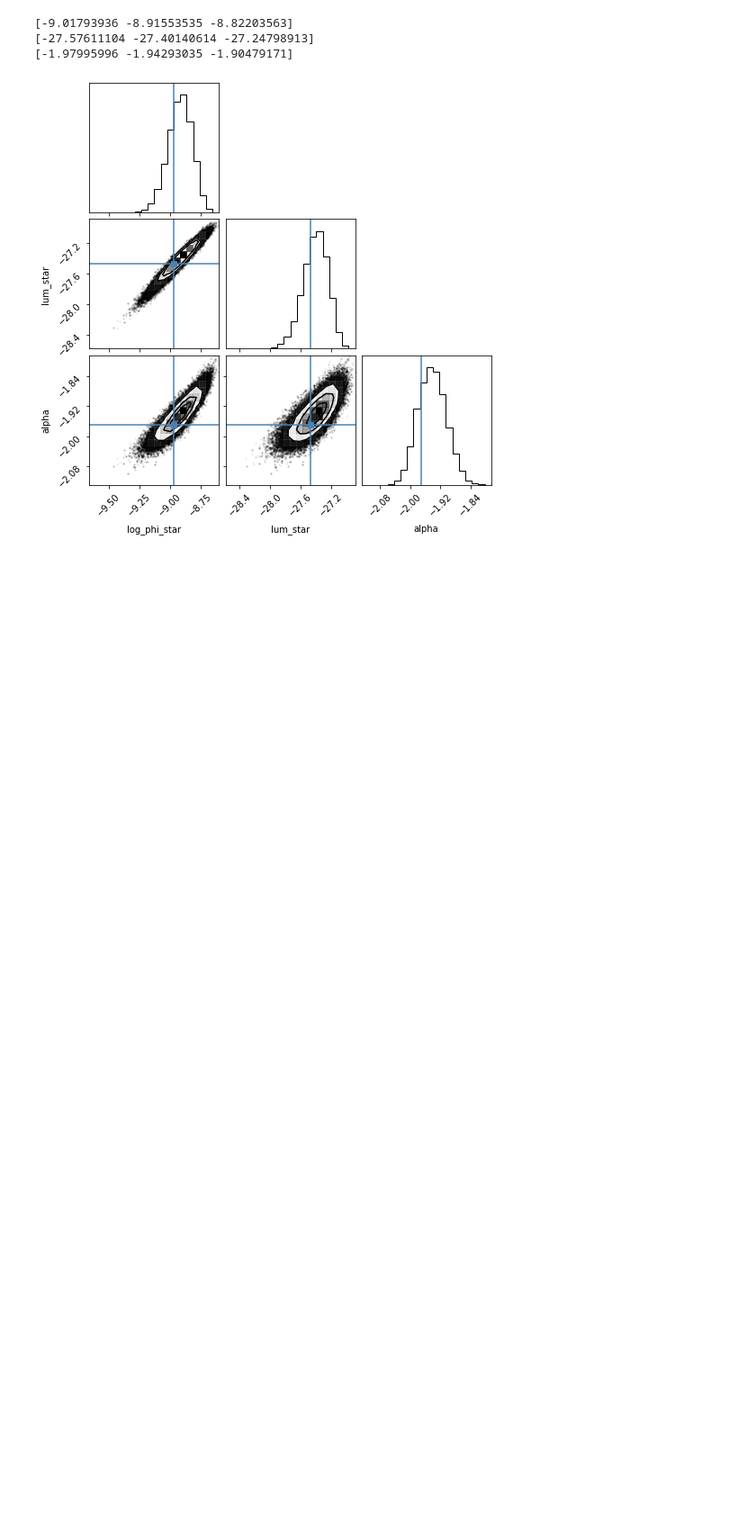
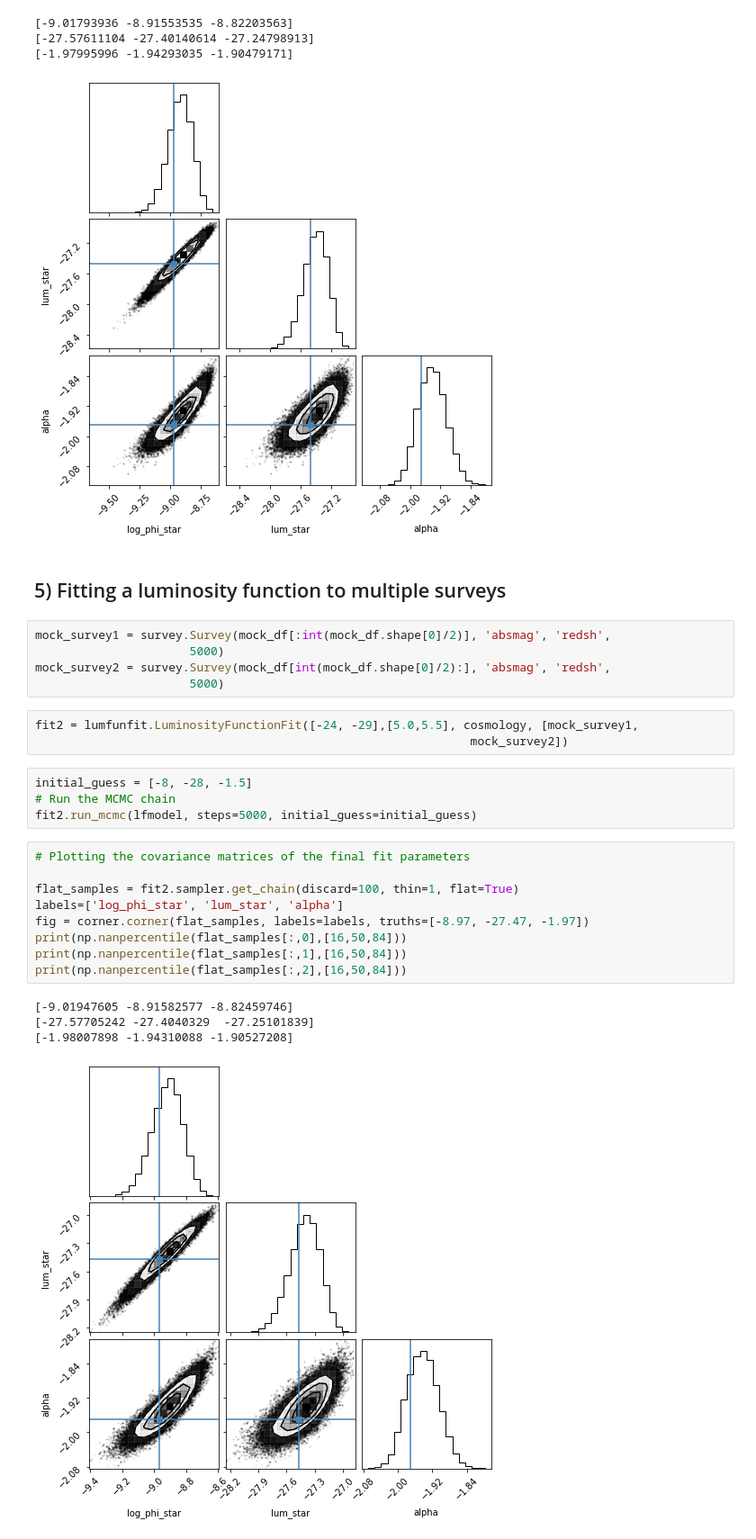
Before and after one commit to jtschindler/atelier, a Jupyter notebook: examples/introduction_lumfunfit.ipynb, the cells around one changed output. Shown: that part at 90% size. Cells and saved outputs as stored; diff of their text form; blank space fills up the shorter version.

```diff
--- a/examples/introduction_lumfunfit.ipynb
+++ b/examples/introduction_lumfunfit.ipynb
@@ -193,3 +193,31 @@ print(np.nanpercentile(flat_samples[:,2],[16,50,84]))
 [-27.57611104 -27.40140614 -27.24798913]
 [-1.97995996 -1.94293035 -1.90479171]
 [figure]
+# %% [markdown]
+## 5) Fitting a luminosity function to multiple surveys
+# %%
+mock_survey1 = survey.Survey(mock_df[:int(mock_df.shape[0]/2)], 'absmag', 'redsh',
+                      5000)
+mock_survey2 = survey.Survey(mock_df[int(mock_df.shape[0]/2):], 'absmag', 'redsh',
+                      5000)
+# %%
+fit2 = lumfunfit.LuminosityFunctionFit([-24, -29],[5.0,5.5], cosmology, [mock_survey1,
+                                                              mock_survey2])
+# %%
+initial_guess = [-8, -28, -1.5]
+# Run the MCMC chain
+fit2.run_mcmc(lfmodel, steps=5000, initial_guess=initial_guess)
+# %%
+# Plotting the covariance matrices of the final fit parameters
+
+flat_samples = fit2.sampler.get_chain(discard=100, thin=1, flat=True)
+labels=['log_phi_star', 'lum_star', 'alpha']
+fig = corner.corner(flat_samples, labels=labels, truths=[-8.97, -27.47, -1.97])
+print(np.nanpercentile(flat_samples[:,0],[16,50,84]))
+print(np.nanpercentile(flat_samples[:,1],[16,50,84]))
+print(np.nanpercentile(flat_samples[:,2],[16,50,84]))
+# %% [output]
+[-9.01947605 -8.91582577 -8.82459746]
+[-27.57705242 -27.4040329  -27.25101839]
+[-1.98007898 -1.94310088 -1.90527208]
+[figure, added]
```
Also changed, not shown: 2 other files.
